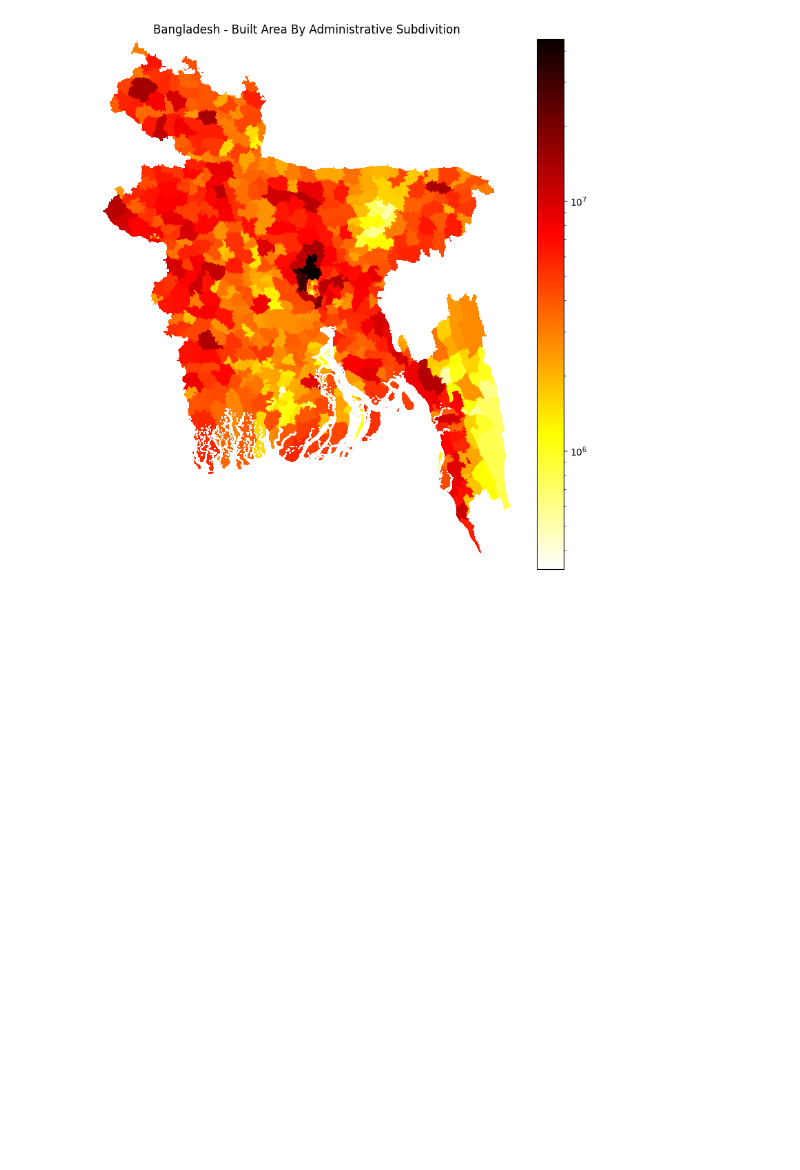
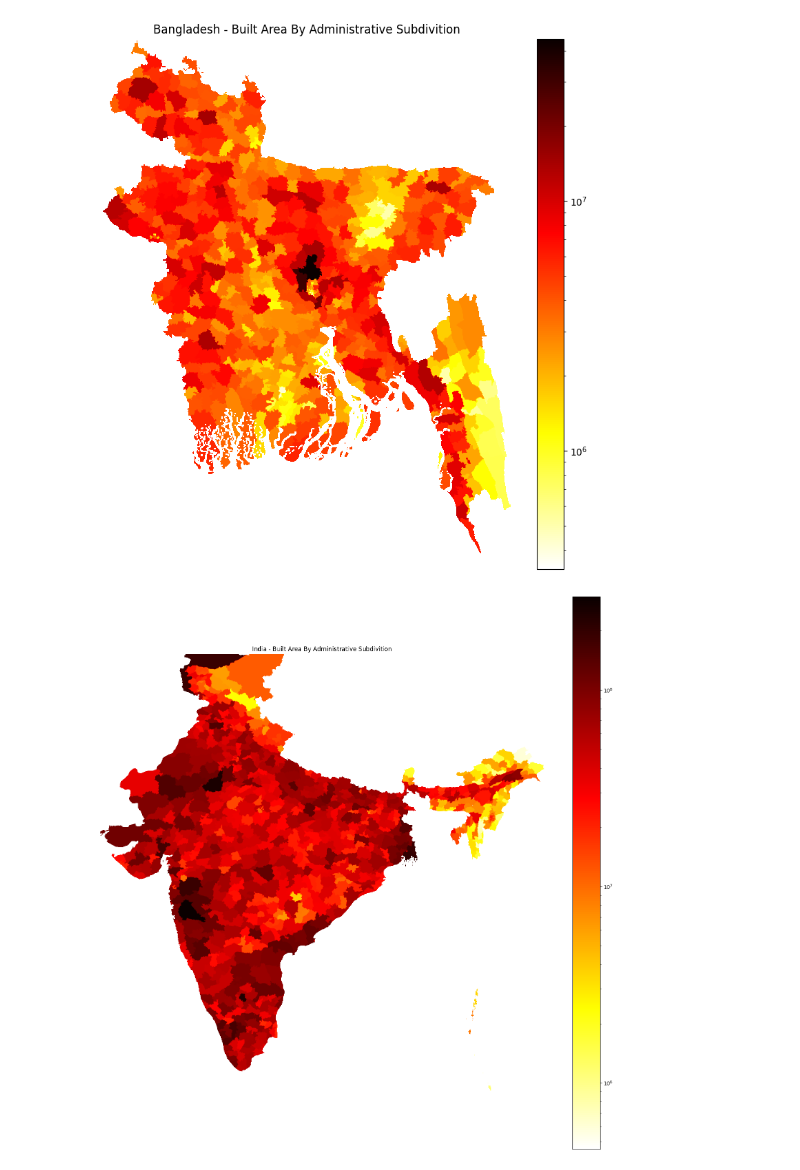
Before and after one commit to ResearchProjectsUG/GPT-Impact-GitHub, a Jupyter notebook: _sources/maps.ipynb, the cells around one changed output. Saved outputs shown, nothing was run; the diff lists cells and outputs as text; code cells hidden in the pictures; blank space fills up the shorter version.

Commit message:
add india buildings maps

```diff
--- a/_sources/maps.ipynb
+++ b/_sources/maps.ipynb
@@ -191,8 +191,8 @@ lka_admin0_shpfile_path = "_data/raw/lka_adm/lka_admbnda_adm0_slsd_20220816.shp"
 lka_pop_footprints_path = "_data/clean/lka_footprints.tif"
 bgd_admin0_shpfile_path = "_data/raw/bgd_adm/bgd_admbnda_adm0_bbs_20201113.shp"
 bgd_pop_footprints_path = "_data/clean/bgd_footprints.tif"
-# ind_admin0_shpfile_path = "_data/raw/ind_adm/adm0.shp"
-# ind_pop_footprints_path = "_data/clean/ind_footprints.tif"
+ind_admin0_shpfile_path = "_data/raw/ind_adm/adm0.shp"
+ind_pop_footprints_path = "_data/clean/ind_footprints.tif"
 
 lka_admin_raw = gpd.read_file(lka_admin0_shpfile_path)
 lka_footprints_raw = rio.open(lka_pop_footprints_path)
@@ -208,6 +208,13 @@ bgd_bounds = [[bgd_bounding_box.bottom, bgd_bounding_box.left], [bgd_bounding_bo
 bgd_image, bgd_transform = mask.mask(bgd_footprints_raw, list(bgd_admin_raw["geometry"][0].geoms), nodata = np.nan)
 bgd_image = bgd_image[0]
 
+ind_admin_raw = gpd.read_file(ind_admin0_shpfile_path)
+ind_footprints_raw = rio.open(ind_pop_footprints_path)
+ind_bounding_box = ind_footprints_raw.bounds
+ind_bounds = [[ind_bounding_box.bottom, ind_bounding_box.left], [ind_bounding_box.top, ind_bounding_box.right]]
+ind_image, ind_transform = mask.mask(ind_footprints_raw, list(ind_admin_raw["geometry"][0].geoms), nodata = np.nan)
+ind_image = ind_image[0]
+
 all_shape = pd.concat((bgd_admin_raw, lka_admin_raw))
 all_shape["all"] = 1
 all_shape = all_shape[["all", "geometry"]].dissolve(by = "all").reset_index()
@@ -216,12 +223,12 @@ centroid_lon, centroid_lat = centroid_lon[0], centroid_lat[0]
 
 colormaps = []
 
-for image, title in zip([lka_image, bgd_image], ["Sri Lanka", "Bangladesh"]):
+for image, title in zip([lka_image, bgd_image, ind_image], ["Sri Lanka", "Bangladesh", "India"]):
     colormaps += [define_cmap(image, "Area Built per Administrative Subdivition (in m sq.) - " + title)]
 
 m = folium.Map(location=(centroid_lat, centroid_lon), zoom_start = 5)
 
-for image, title, bounds, cmap in zip([lka_image, bgd_image], ["Sri Lanka", "Bangladesh"], [lka_bounds, bgd_bounds], colormaps):
+for image, title, bounds, cmap in zip([lka_image, bgd_image, ind_image], ["Sri Lanka", "Bangladesh", "India"], [lka_bounds, bgd_bounds, ind_bounds], colormaps):
     # overlay = folium.raster_layers.ImageOverlay(np.log10(image, out=np.zeros_like(image, dtype=np.float64), where=(image!=0)), opacity = .5, bounds = bounds, colormap = lambda x: mapvalue2color(x, cmap), name = title, mercator_project=True)
     overlay = folium.raster_layers.ImageOverlay(image, opacity = .5, bounds = bounds, colormap = lambda x: mapvalue2color(x, cmap), name = title, mercator_project=True)
 
@@ -260,3 +267,14 @@ plt.title("Bangladesh - Built Area By Administrative Subdivition")
 plt.show()
 # %% [output]
 [figure]
+# %%
+plt.figure(figsize = (20, 20))
+ind_image[ind_image == 0] = np.floor(np.nanmin(ind_image[ind_image != 0]))
+plt.imshow(ind_image, cmap = "hot_r", norm = matplotlib.colors.LogNorm())
+plt.colorbar()
+plt.box(False)
+plt.axis(False)
+plt.title("India - Built Area By Administrative Subdivition")
+plt.show()
+# %% [output]
+[figure, added]
```
Also changed, not shown: parts of 1 cell of this notebook, 3 other files.
